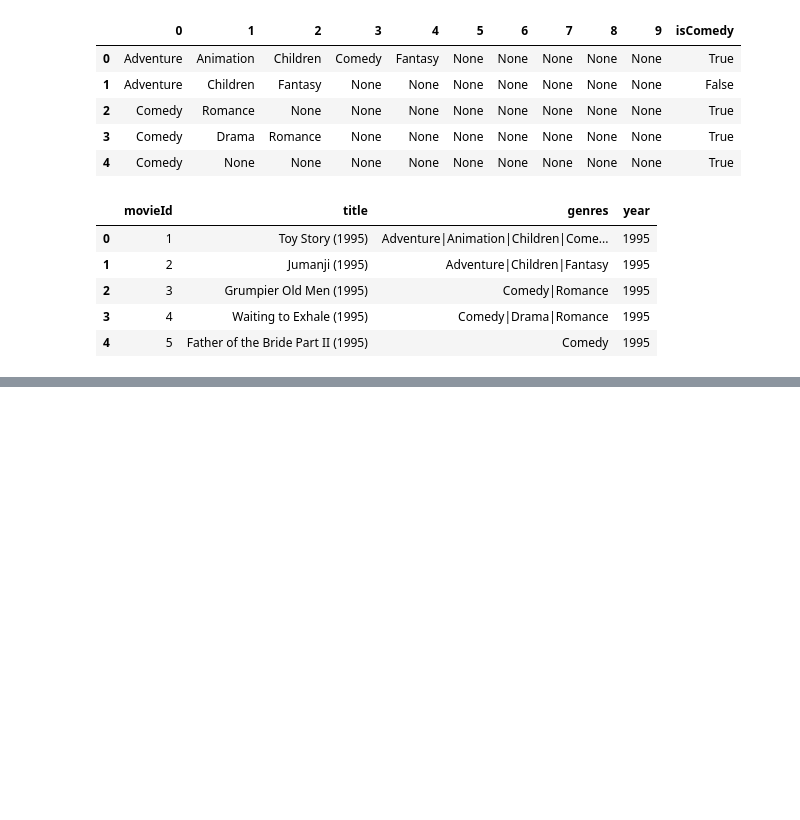
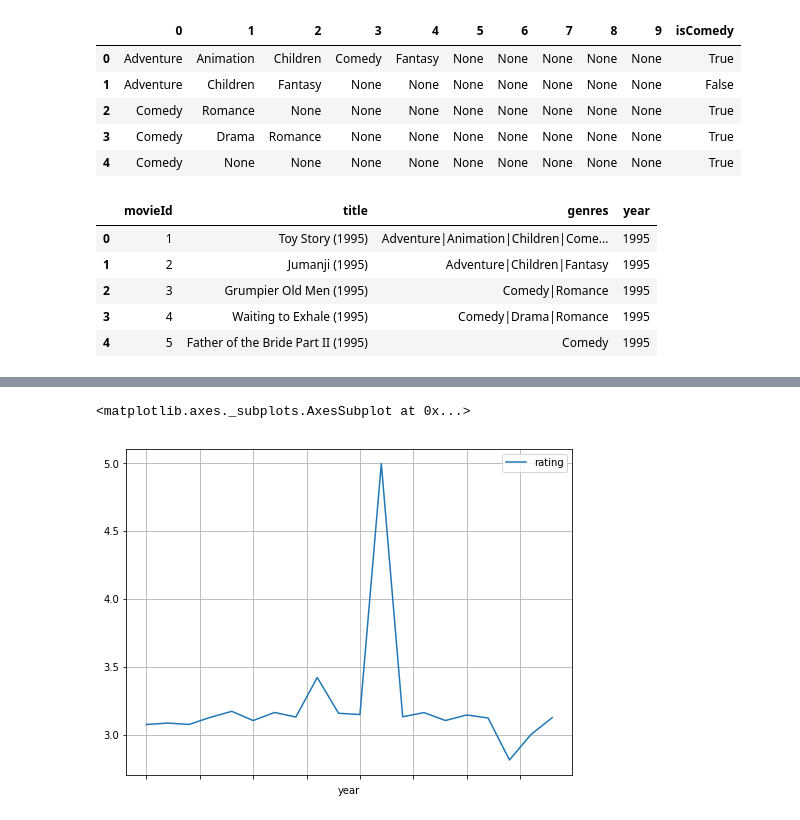
Before and after one commit to dmsergio/data-science-examples, a Jupyter notebook: movielens/movielens.ipynb, the cells around one changed output, grey strips where cells are left out. Drawn from its saved outputs; the diff is of its cells as text; code cells hidden in the pictures; blank space fills up the shorter version.

```diff
--- a/movielens/movielens.ipynb
+++ b/movielens/movielens.ipynb
@@ -422,0 +479,4 @@ movies.head()
+# %%
+# rating average by movie
+average_rating = ratings[['movieId', 'rating']].groupby('movieId', as_index=False).mean()
+average_rating.head()
@@ -422,0 +490,4 @@ movies.head()
+# %%
+# merge DataFrame movies with average ratings
+joined = movies.merge(average_rating, on='movieId', how='inner')
+joined.head()
@@ -422,0 +501,4 @@ movies.head()
+# %%
+# rating average by year
+yearly_average = joined[['year', 'rating']].groupby('year', as_index=False).mean()
+yearly_average.head()
@@ -422,0 +512,6 @@ movies.head()
+# %%
+# show a plot graphic with the average rating by year
+yearly_average[-20:].plot(x='year', y='rating', figsize=(8, 6), grid=True)
+# %% [output]
+<matplotlib.axes._subplots.AxesSubplot at 0x...>
+[figure, added]
```
Also changed, not shown: parts of 10 cells of this notebook.
